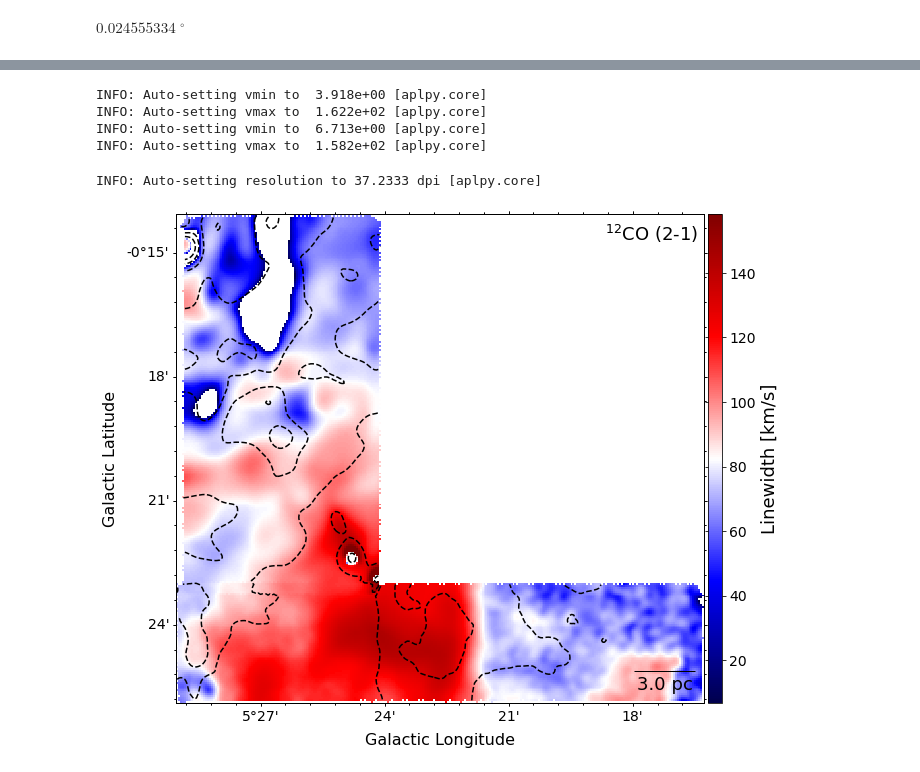
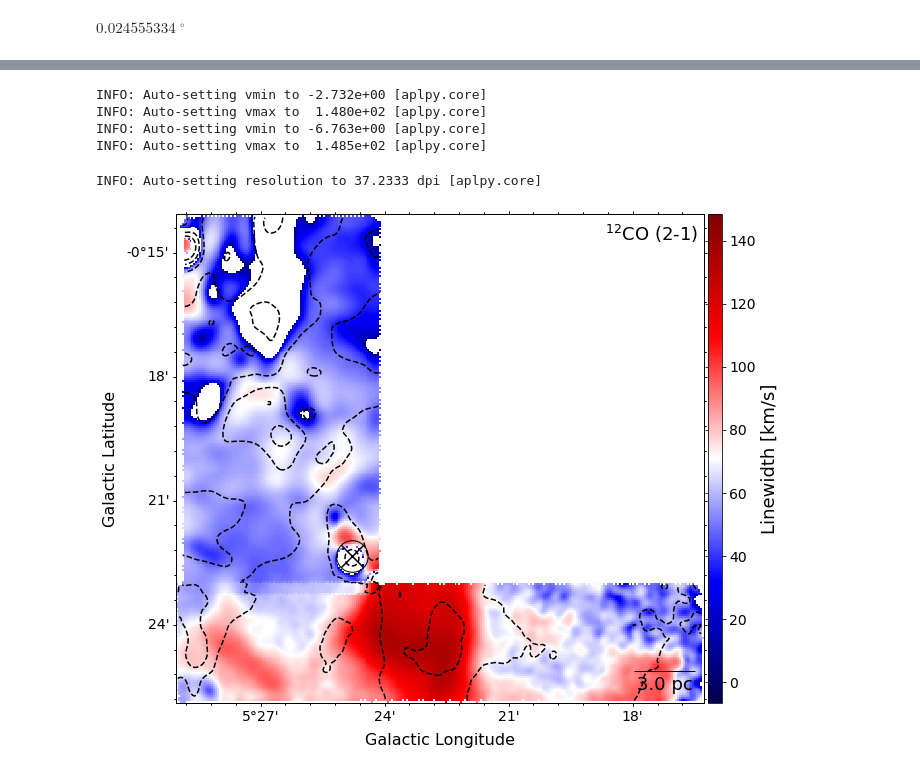
Before and after one commit to SpacialTree/clouds-g5-b1, a Jupyter notebook: NewMomentMaps.ipynb, the cells around one changed output, grey strips where cells are left out. Saved outputs shown, nothing was run; the diff lists cells and outputs as text; code cells hidden in the pictures.

```diff
--- a/NewMomentMaps.ipynb
+++ b/NewMomentMaps.ipynb
@@ -93,0 +146,3 @@ $0.024555334 \; \mathrm{{}^{\circ}}$
+# %%
+coord = SkyCoord(5.413*u.deg, -22.35*u.arcmin, frame=Galactic)
+coord.to_pixel(wcs=cube_17.wcs)
@@ -94,5 +151,5 @@ $0.024555334 \; \mathrm{{}^{\circ}}$
 # %%
-cube17_0 = cube_17.with_mask(mask_17).moment0()
+cube17_0 = cube_17.with_mask(mask_17).spectral_slab(15*u.km / u.second, 200*u.km/u.second).moment0()
 cube17_0.quicklook()
 cube17_0.FITSFigure.show_colorscale(cmap='inferno')
 cube17_0.FITSFigure.colorbar.set_axis_label_text('Integrated Intensity (K km/s)')
@@ -106,5 +163,7 @@ cube17_0.FITSFigure.add_scalebar(ang, color='white', size=18)
 cube17_0.FITSFigure.scalebar.set_label(m)
 #cube17_0.FITSFigure.show_regions('/orange/adamginsburg/cmz/g5/code/g5-lowvelo.reg')
 #cube17_0.FITSFigure.show_regions('/orange/adamginsburg/cmz/g5/code/g5-highvelo.reg')
+cube17_0.FITSFigure.show_markers(coord.to_pixel(wcs=cube17_0.wcs)[0], coord.to_pixel(wcs=cube17_0.wcs)[1], coords_frame='pixel', layer=True, c='none', edgecolor='white', s=1000)
+cube17_0.FITSFigure.show_markers(coord.l, coord.b, marker='x', c='white', s=500)
 cube17_0.FITSFigure.savefig('/orange/adamginsburg/cmz/g5/code/plots/mom0_17-new.pdf')
 # %% [output]
@@ -157,24 +218,26 @@ INFO: Auto-setting resolution to 37.2333 dpi [aplpy.core]
 # %%
-cube17_2 = cube_17.with_mask(mask_17).linewidth_fwhm()
+cube17_2 = cube_17.with_mask(mask_17).spectral_slab(15*u.km / u.second, 200*u.km/u.second).linewidth_fwhm()
 cube17_2.quicklook()
 cube17_2.FITSFigure.show_colorscale(cmap='seismic')
 cube17_2.FITSFigure.colorbar.set_axis_label_text('Linewidth [km/s]')
 cube17_2.FITSFigure.show_contour(cube17_0.hdu, returnlevels=True, linestyles='dashed', colors='black')
 cube17_2.FITSFigure.colorbar.set_axis_label_font(size=18)
 cube17_2.FITSFigure.colorbar.set_font(size=14)
 cube17_2.FITSFigure.axis_labels.set_font(size=16)
 cube17_2.FITSFigure.tick_labels.set_font(size=14)
 cube17_2.FITSFigure.add_label(0.9, 0.96, "$^{12}$CO (2-1)", relative=True, size=18)
 cube17_2.FITSFigure.add_scalebar(ang, color='black', size=18)
 cube17_2.FITSFigure.scalebar.set_label(m)
+cube17_2.FITSFigure.show_markers(coord.to_pixel(wcs=cube17_2.wcs)[0], coord.to_pixel(wcs=cube17_2.wcs)[1], coords_frame='pixel', layer=True, c='none', edgecolor='black', s=1000)
+cube17_2.FITSFigure.show_markers(coord.l, coord.b, marker='x', c='black', s=500)
 cube17_2.FITSFigure.savefig('/orange/adamginsburg/cmz/g5/code/plots/mom2_17-new.pdf')
 # %% [output]
-INFO: Auto-setting vmin to  3.918e+00 [aplpy.core]
-INFO: Auto-setting vmax to  1.622e+02 [aplpy.core]
-INFO: Auto-setting vmin to  6.713e+00 [aplpy.core]
-INFO: Auto-setting vmax to  1.582e+02 [aplpy.core]
+INFO: Auto-setting vmin to -2.732e+00 [aplpy.core]
+INFO: Auto-setting vmax to  1.480e+02 [aplpy.core]
+INFO: Auto-setting vmin to -6.763e+00 [aplpy.core]
+INFO: Auto-setting vmax to  1.485e+02 [aplpy.core]
 INFO: Auto-setting resolution to 37.2333 dpi [aplpy.core]
-[figure, old version]
+[figure, new version]
 # %%
 cube17a_0 = cube_17a.with_mask(mask_17a).moment0()
 cube17a_0.quicklook()
```
Also changed, not shown: parts of 22 cells of this notebook, 6 other files.
